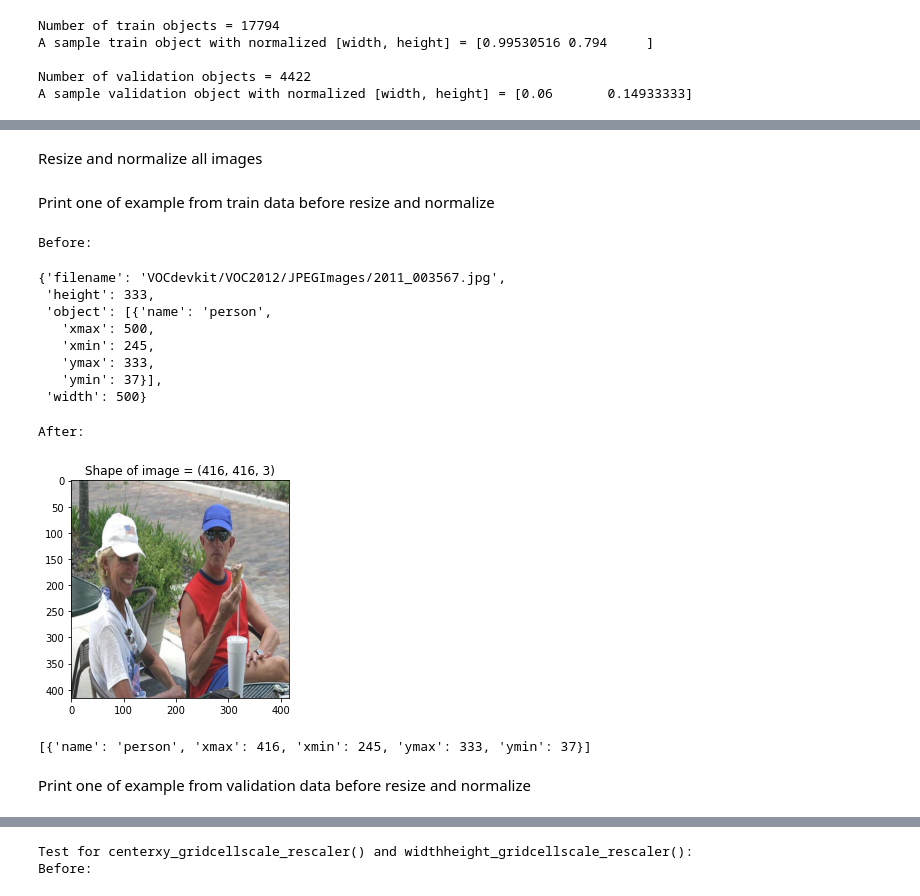
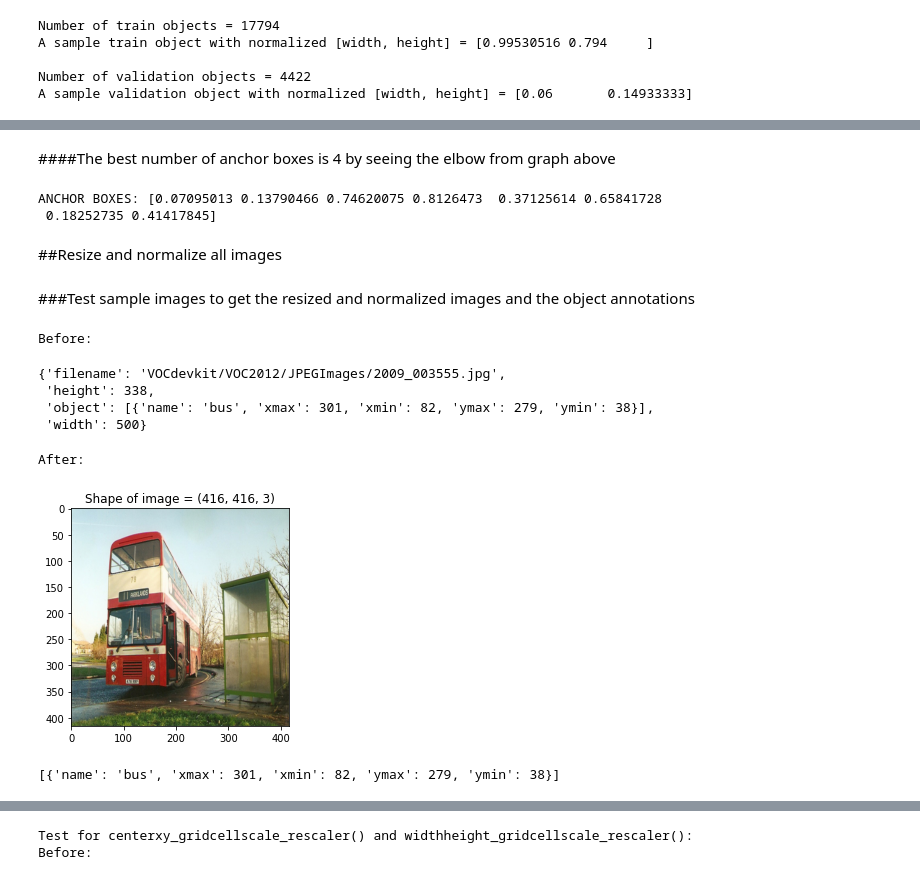
Before and after one commit to panjiarlins/smart-security-camera-project, a Jupyter notebook: ML Team/train.ipynb, the cells around one changed output, grey strips where cells are left out. Saved outputs shown, nothing was run; the diff lists cells and outputs as text; code cells hidden in the pictures.

Commit message:
Combine train.ipynb and anchor_box_finder.ipynb

```diff
--- a/ML Team/train.ipynb
+++ b/ML Team/train.ipynb
@@ -171,5 +309,16 @@ A sample validation object with normalized [width, height] = [0.06       0.14933
+# %% [markdown]
+####The best number of anchor boxes is 4 by seeing the elbow from graph above
+# %%
+# Get all the centroids of the selected cluster
+ANCHOR_BOXES = results[4]['centroids'].reshape(-1)
+BOX = len(ANCHOR_BOXES) // 2
+
+print('ANCHOR BOXES:', ANCHOR_BOXES)
+# %% [output]
+ANCHOR BOXES: [0.07095013 0.13790466 0.74620075 0.8126473  0.37125614 0.65841728
+ 0.18252735 0.41417845]
 # %% [markdown]
-Resize and normalize all images
+##Resize and normalize all images
 # %%
 class ReadImage:
   def __init__(self, image_height, image_width):
@@ -199,35 +348,29 @@ class ReadImage:
     else:
       return image
     return image, objects_dict
-# %% [markdown]
-Print one of example from train data before resize and normalize
+# %% [markdown]
+###Test sample images to get the resized and normalized images and the object annotations
 # %%
 # TRAIN
 print('Before:')
-display(train_images_dict[5])
+display(train_images_dict[200])
 
 print('\nAfter:')
 readImage = ReadImage(IMAGE_HEIGHT, IMAGE_WIDTH)
-image, objects_dict = readImage.fit(train_images_dict[5])
+image, objects_dict = readImage.fit(train_images_dict[200])
 plt.imshow(image)
 plt.title(f'Shape of image = {image.shape}')
 plt.show()
 display(objects_dict)
 # %% [output]
 Before:
-{'filename': 'VOCdevkit/VOC2012/JPEGImages/2011_003567.jpg',
- 'height': 333,
- 'object': [{'name': 'person',
-   'xmax': 500,
-   'xmin': 245,
-   'ymax': 333,
-   'ymin': 37}],
+{'filename': 'VOCdevkit/VOC2012/JPEGImages/2009_003555.jpg',
+ 'height': 338,
+ 'object': [{'name': 'bus', 'xmax': 301, 'xmin': 82, 'ymax': 279, 'ymin': 38}],
  'width': 500}
 After:
-[figure, old version]
+[figure, new version]
-[{'name': 'person', 'xmax': 416, 'xmin': 245, 'ymax': 333, 'ymin': 37}]
+[{'name': 'bus', 'xmax': 301, 'xmin': 82, 'ymax': 279, 'ymin': 38}]
-# %% [markdown]
-Print one of example from validation data before resize and normalize
 # %%
 # VALIDATION
 print('Before:')
```
Also changed, not shown: parts of 72 cells of this notebook.
